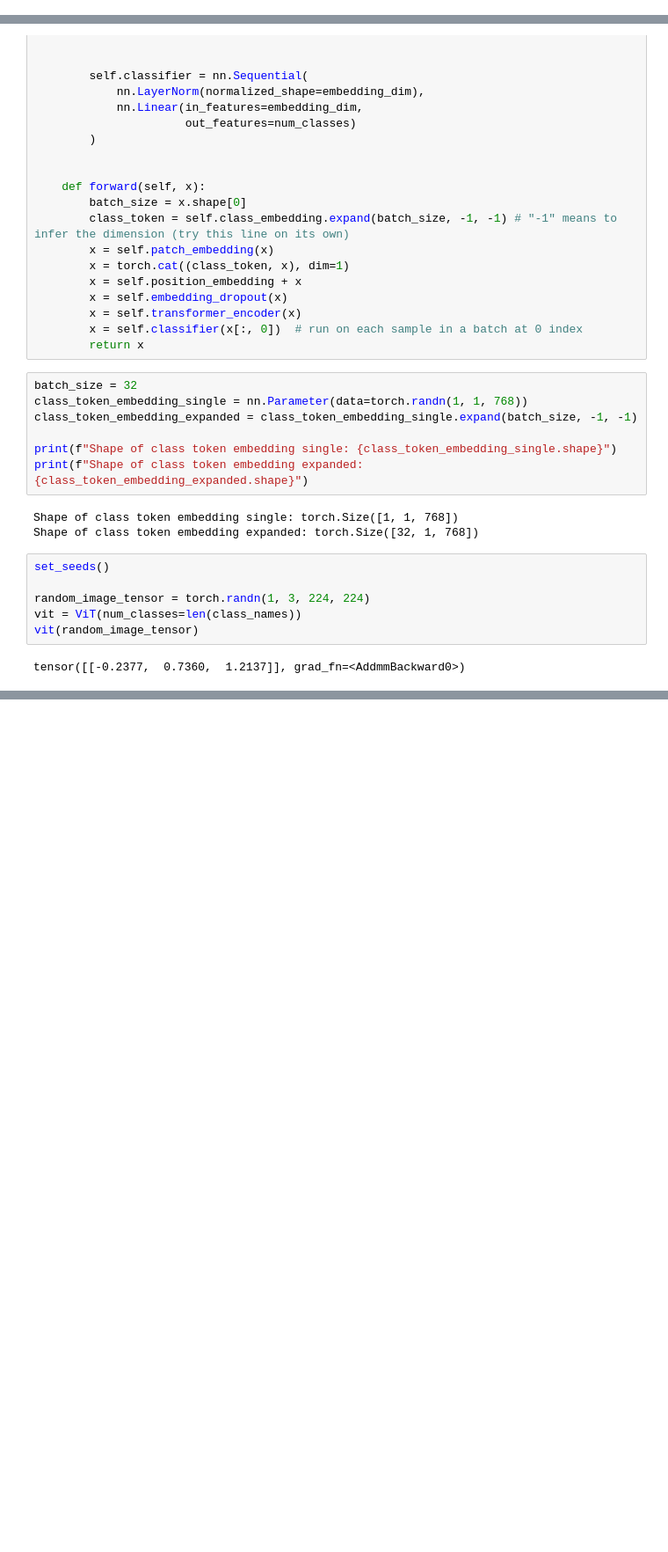
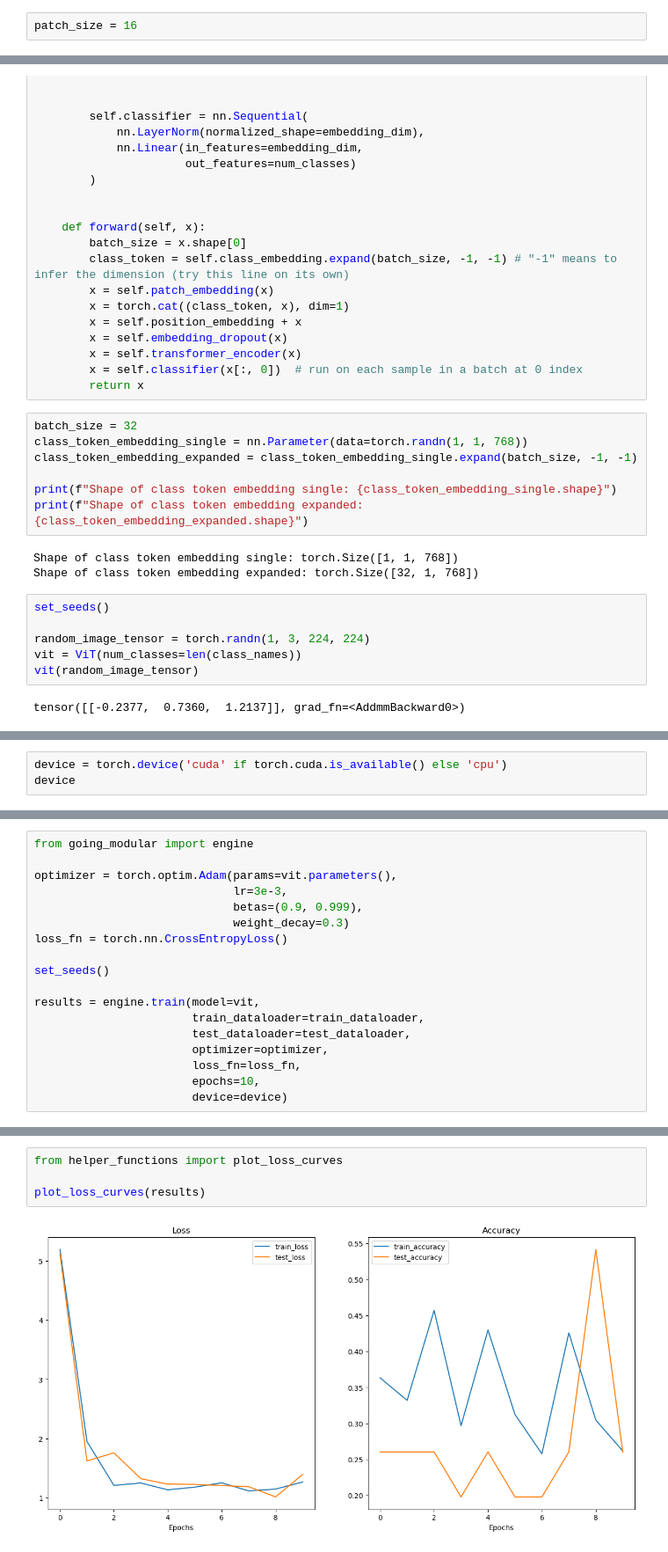
Before and after one commit to KajetanFrackowiak/pytorch_deep_learning, a Jupyter notebook: 08_pytorch_paper_replacating.ipynb, the cells around one changed output, grey strips where cells are left out. Shown at 88% size. Cells and saved outputs as stored; diff of their text form; blank space fills up the shorter version.

```diff
--- a/08_pytorch_paper_replacating.ipynb
+++ b/08_pytorch_paper_replacating.ipynb
@@ -608,6 +608,8 @@ TransformerEncoderLayer(
   (dropout1): Dropout(p=0.1, inplace=False)
   (dropout2): Dropout(p=0.1, inplace=False)
 )
+# %%
+patch_size = 16
 # %%
 class ViT(nn.Module):
     def __init__(self,
@@ -711,0 +696,3 @@ Estimated Total Size (MB): 3540.67
+# %%
+device = torch.device('cuda' if torch.cuda.is_available() else 'cpu')
+device
@@ -711,0 +714,18 @@ Estimated Total Size (MB): 3540.67
+# %%
+from going_modular import engine
+
+optimizer = torch.optim.Adam(params=vit.parameters(),
+                             lr=3e-3,
+                             betas=(0.9, 0.999),
+                             weight_decay=0.3)
+loss_fn = torch.nn.CrossEntropyLoss()
+
+set_seeds()
+
+results = engine.train(model=vit,
+                       train_dataloader=train_dataloader,
+                       test_dataloader=test_dataloader,
+                       optimizer=optimizer,
+                       loss_fn=loss_fn,
+                       epochs=10,
+                       device=device)
@@ -711,0 +743,6 @@ Estimated Total Size (MB): 3540.67
+# %%
+from helper_functions import plot_loss_curves
+
+plot_loss_curves(results)
+# %% [output]
+[figure, added]
```
Also changed, not shown: parts of 34 cells of this notebook.
